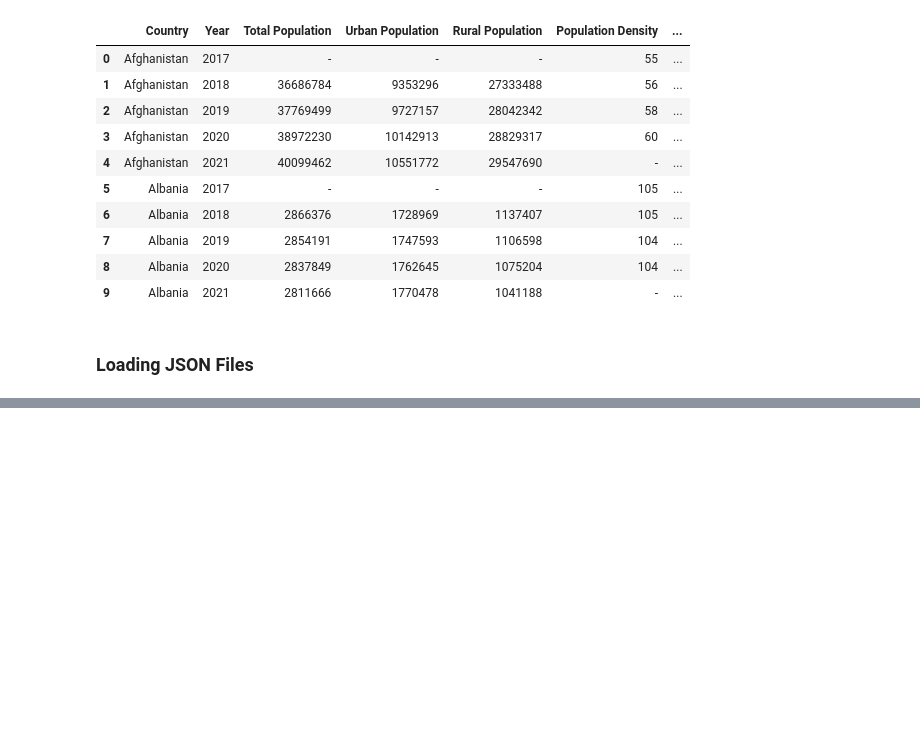
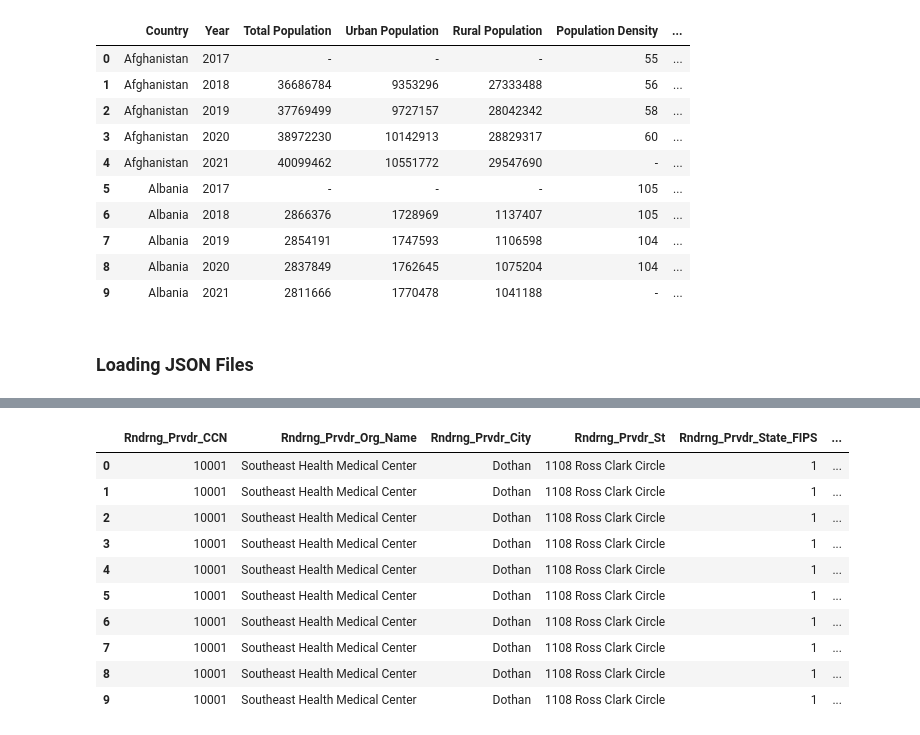
Before and after one commit to Stephen-sanchez1/datasci_1_loading, a Jupyter notebook: HHA_507_HW1.ipynb, the cells around one changed output, grey strips where cells are left out. Drawn from its saved outputs; the diff is of its cells as text; code cells hidden in the pictures; blank space fills up the shorter version.

```diff
--- a/HHA_507_HW1.ipynb
+++ b/HHA_507_HW1.ipynb
@@ -188,0 +252,19 @@ dataset5.head(10)
+# %%
+#  JSON file #2
+# Loading JSON file #2
+
+dataset7 = pd.read_json('/Medicare_Inpatient_Hospitals.json')
+
+dataset7.head(10)
+# %% [output]
+|  | Rndrng_Prvdr_CCN | Rndrng_Prvdr_Org_Name | Rndrng_Prvdr_City | Rndrng_Prvdr_St | Rndrng_Prvdr_State_FIPS | ... |
+| 0 | 10001 | Southeast Health Medical Center | Dothan | 1108 Ross Clark Circle | 1 | ... |
+| 1 | 10001 | Southeast Health Medical Center | Dothan | 1108 Ross Clark Circle | 1 | ... |
+| 2 | 10001 | Southeast Health Medical Center | Dothan | 1108 Ross Clark Circle | 1 | ... |
+| 3 | 10001 | Southeast Health Medical Center | Dothan | 1108 Ross Clark Circle | 1 | ... |
+| 4 | 10001 | Southeast Health Medical Center | Dothan | 1108 Ross Clark Circle | 1 | ... |
+| 5 | 10001 | Southeast Health Medical Center | Dothan | 1108 Ross Clark Circle | 1 | ... |
+| 6 | 10001 | Southeast Health Medical Center | Dothan | 1108 Ross Clark Circle | 1 | ... |
+| 7 | 10001 | Southeast Health Medical Center | Dothan | 1108 Ross Clark Circle | 1 | ... |
+| 8 | 10001 | Southeast Health Medical Center | Dothan | 1108 Ross Clark Circle | 1 | ... |
+| 9 | 10001 | Southeast Health Medical Center | Dothan | 1108 Ross Clark Circle | 1 | ... |
```
Also changed, not shown: parts of 6 cells of this notebook.
